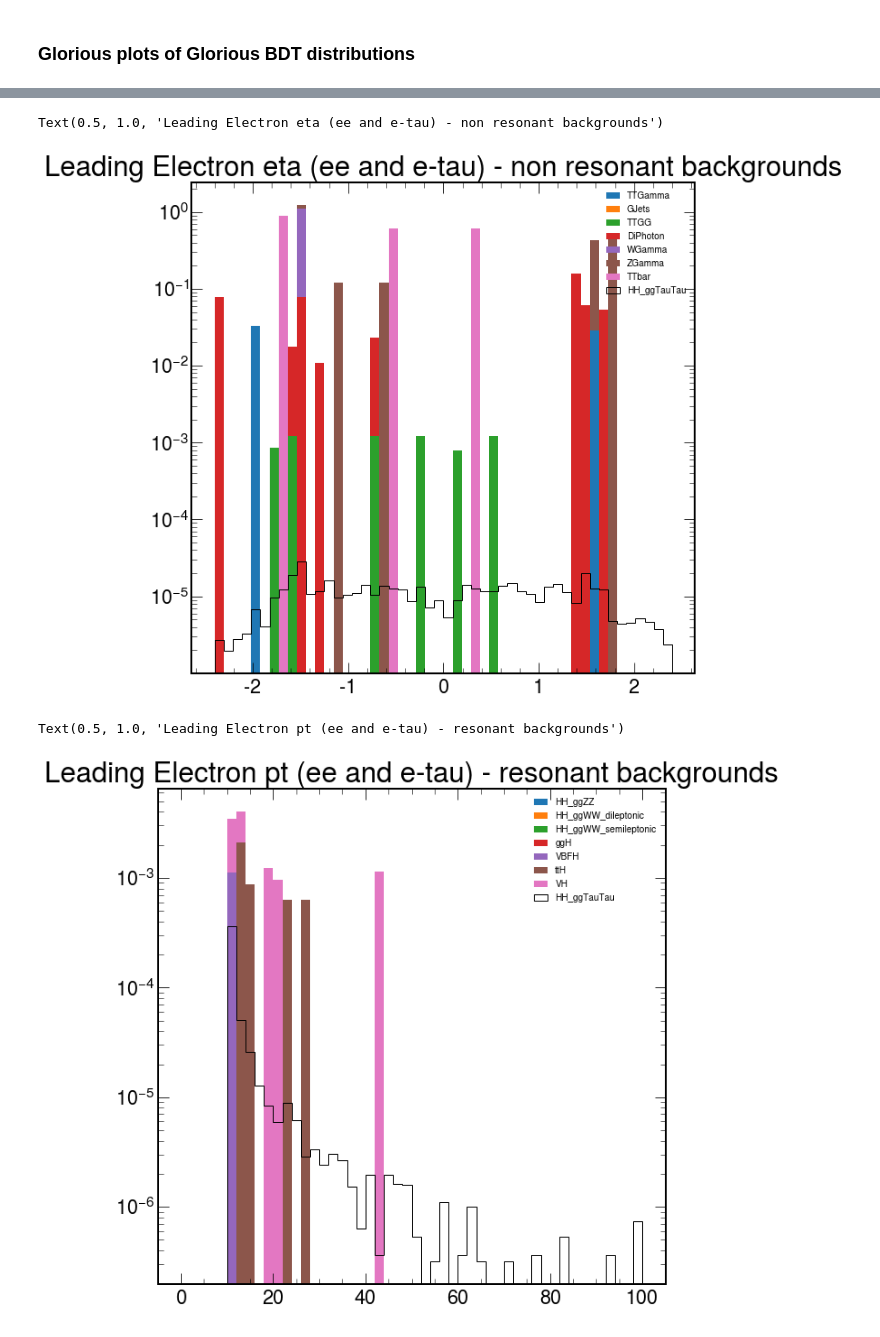
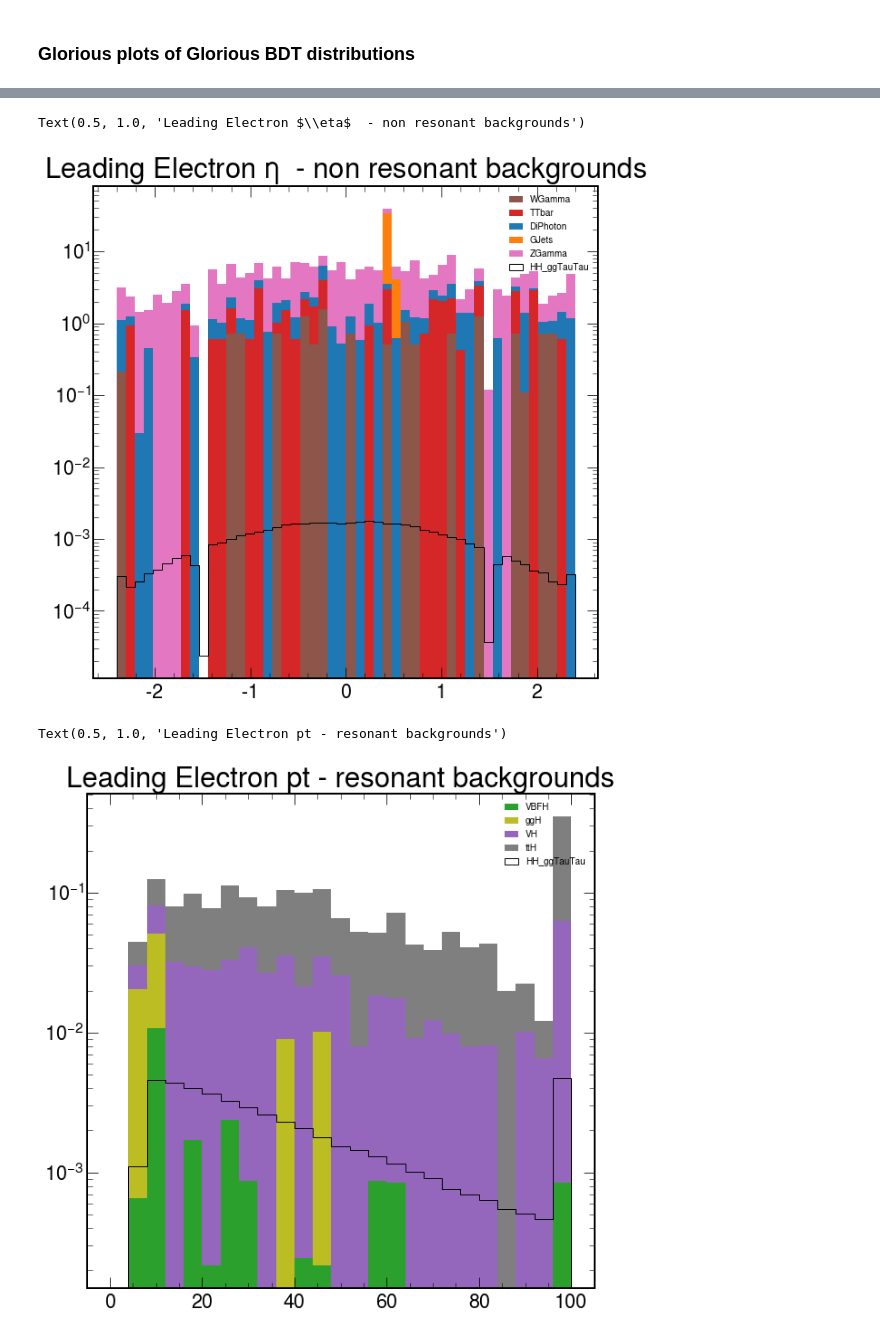
Before and after one commit to bsathian/prototype_looper, a Jupyter notebook: notebooks/Preliminary plots.ipynb, the cells around one changed output, grey strips where cells are left out. Saved outputs shown, nothing was run; the diff lists cells and outputs as text; code cells hidden in the pictures.

```diff
--- a/notebooks/Preliminary plots.ipynb
+++ b/notebooks/Preliminary plots.ipynb
@@ -545,11 +630,11 @@ for process, process_id in process_ids.items():
     if is_resonant[process]:
         toFill = df.loc[df["process_id"] == process_id, "gg_dR"] # select by process, then select the quantity
         weight = df.loc[df["process_id"] == process_id, "weight"]
-        gg_dR_hists[process] = Hist1D(toFill.values, bins=gg_dR_binning, label=process, weights=weight)
+        gg_dR_hists[process] = Hist1D(toFill.values, bins=gg_dR_binning, label=process, weights=weight, color=colors[process] if process in colors else None)
 
 # plots
 # stack non-signals
-hist_stack = [hist for process, hist in gg_dR_hists.items() if process != "HH_ggTauTau" and process != "Data"]
+hist_stack = [hist for process, hist in gg_dR_hists.items() if "HH_gg" not in process and process != "Data"]
 hist_stack = sorted(hist_stack, key=lambda x: x.integral)
 # split by resonant and non-resonant backgrounds
 fig, ax = plt.subplots()
@@ -571,11 +656,12 @@ for process, process_id in process_ids.items():
     if not is_resonant[process] or "HH_ggTauTau" in process:
         toFill = df.loc[df["process_id"] == process_id, "gg_dR"] # select by process, then select the quantity
         weight = df.loc[df["process_id"] == process_id, "weight"]
-        gg_dR_hists[process] = Hist1D(toFill.values, bins=gg_dR_binning, label=process, weights=weight)
+        gg_dR_hists[process] = Hist1D(toFill.values, bins=gg_dR_binning, label=process, weights=weight, color=colors[process] if process in colors else None)
 
 # plots
 # stack non-signals
-hist_stack = [hist for process, hist in gg_dR_hists.items() if process != "HH_ggTauTau" and process != "Data"]
+gg_dR_hists["TTbar"] += gg_dR_hists["TTGamma"] + gg_dR_hists["TTGG"]
+hist_stack = [hist for process, hist in gg_dR_hists.items() if "HH_gg" not in process and process != "Data" and "TTG" not in process]
 hist_stack = sorted(hist_stack, key=lambda x: x.integral)
 # split by resonant and non-resonant backgrounds
 fig, ax = plt.subplots()
@@ -592,16 +680,17 @@ Text(0.5, 1.0, 'DiPhoton $\\Delta$R non-resonant backgrounds')
 # %%
-ele1_pt_binning = "50,0,100" # ROOT convention # Only electrons!
+ele1_pt_binning = "25,0,100" # ROOT convention # Only electrons!
 
 ele1_pt_hists = {}
 for process, process_id in process_ids.items():
     if not is_resonant[process] or "HH_ggTauTau" in process:
-        toFill = df.loc[(df["process_id"] == process_id) & (abs(df["lep1_pdgId"]) == 11), "lep1_pt"] # select by process, then select the quantity
-        weight = df.loc[(df["process_id"] == process_id) & (abs(df["lep1_pdgId"]) == 11), "weight"]
-        ele1_pt_hists[process] = Hist1D(toFill.values, bins=ele1_pt_binning, label=process, weights=weight)
+        toFill = df.loc[(df["process_id"] == process_id) & (abs(df["lep1_pdgID"]) == 11), "lep1_pt"] # select by process, then select the quantity
+        weight = df.loc[(df["process_id"] == process_id) & (abs(df["lep1_pdgID"]) == 11), "weight"]
+        ele1_pt_hists[process] = Hist1D(toFill.values, bins=ele1_pt_binning, label=process, weights=weight, color=colors[process] if process in colors else None)
 
 # plots
+ele1_pt_hists["TTbar"] += ele1_pt_hists["TTGamma"] + ele1_pt_hists["TTGG"]
 # stack non-signals
-hist_stack = [hist for process, hist in ele1_pt_hists.items() if process != "HH_ggTauTau" and process != "Data"]
+hist_stack = [hist for process, hist in ele1_pt_hists.items() if "HH_gg" not in process and process != "Data" and "TTG" not in process]
 hist_stack = sorted(hist_stack, key=lambda x: x.integral)
 # split by resonant and non-resonant backgrounds
 fig, ax = plt.subplots()
@@ -611,5 +700,5 @@ plot_stack(hist_stack, ax=ax, histtype="stepfilled")
 ele1_pt_hists["HH_ggTauTau"].plot(color="k", histtype="step")
 ax.set_yscale("log")
 ax.legend(fontsize=10)
-plt.title("Leading Electron pt (ee and e-tau) - non resonant backgrounds")
+plt.title("Leading Electron pt - non resonant backgrounds")
 # %% [output]
@@ -621,13 +710,14 @@ ele1_eta_binning = "50,-2.4,2.4" # ROOT convention # Only electrons!
 ele1_eta_hists = {}
 for process, process_id in process_ids.items():
     if not is_resonant[process] or "HH_ggTauTau" in process:
-        toFill = df.loc[(df["process_id"] == process_id) & (abs(df["lep1_pdgId"]) == 11), "lep1_eta"] # select by process, then select the quantity
-        weight = df.loc[(df["process_id"] == process_id) & (abs(df["lep1_pdgId"]) == 11), "weight"]
-        ele1_eta_hists[process] = Hist1D(toFill.values, bins=ele1_eta_binning, label=process, weights=weight)
+        toFill = df.loc[(df["process_id"] == process_id) & (abs(df["lep1_pdgID"]) == 11), "lep1_eta"] # select by process, then select the quantity
+        weight = df.loc[(df["process_id"] == process_id) & (abs(df["lep1_pdgID"]) == 11), "weight"]
+        ele1_eta_hists[process] = Hist1D(toFill.values, bins=ele1_eta_binning, label=process, weights=weight, color=colors[process] if process in colors else None)
 
 # plots
 # stack non-signals
-hist_stack = [hist for process, hist in ele1_eta_hists.items() if process != "HH_ggTauTau" and process != "Data"]
+ele1_eta_hists["TTbar"] += ele1_eta_hists["TTGamma"] + ele1_eta_hists["TTGG"]
+hist_stack = [hist for process, hist in ele1_eta_hists.items() if "HH_gg" not in process and process != "Data" and "TTG" not in process]
 hist_stack = sorted(hist_stack, key=lambda x: x.integral)
 # split by resonant and non-resonant backgrounds
 fig, ax = plt.subplots()
@@ -637,36 +727,36 @@ plot_stack(hist_stack, ax=ax, histtype="stepfilled")
 ele1_eta_hists["HH_ggTauTau"].plot(color="k", histtype="step")
 ax.set_yscale("log")
 ax.legend(fontsize=10)
-plt.title("Leading Electron eta (ee and e-tau) - non resonant backgrounds")
+plt.title("Leading Electron $\eta$  - non resonant backgrounds")
 # %% [output]
-Text(0.5, 1.0, 'Leading Electron eta (ee and e-tau) - non resonant backgrounds')
+Text(0.5, 1.0, 'Leading Electron $\\eta$  - non resonant backgrounds')
-[figure, old version]
+[figure, new version]
 # %%
-ele1_pt_binning = "50,0,100" # ROOT convention # Only electrons!
+ele1_pt_binning = "25,0,100" # ROOT convention # Only electrons!
 
 ele1_pt_hists = {}
 for process, process_id in process_ids.items():
     if is_resonant[process]:
-        toFill = df.loc[(df["process_id"] == process_id) & (abs(df["lep1_pdgId"]) == 11), "lep1_pt"] # select by process, then select the quantity
-        weight = df.loc[(df["process_id"] == process_id) & (abs(df["lep1_pdgId"]) == 11), "weight"]
-        ele1_pt_hists[process] = Hist1D(toFill.values, bins=ele1_pt_binning, label=process, weights=weight)
+        toFill = df.loc[(df["process_id"] == process_id) & (abs(df["lep1_pdgID"]) == 11), "lep1_pt"] # select by process, then select the quantity
+        weight = df.loc[(df["process_id"] == process_id) & (abs(df["lep1_pdgID"]) == 11), "weight"]
+        ele1_pt_hists[process] = Hist1D(toFill.values, bins=ele1_pt_binning, label=process, weights=weight, color=colors[process] if process in colors else None)
 
 # plots
 # stack non-signals
-hist_stack = [hist for process, hist in ele1_pt_hists.items() if process != "HH_ggTauTau" and process != "Data"]
+hist_stack = [hist for process, hist in ele1_pt_hists.items() if "HH_gg" not in process and process != "Data"]
 hist_stack = sorted(hist_stack, key=lambda x: x.integral)
 # split by resonant and non-resonant backgrounds
 fig, ax = plt.subplots()
 
 plot_stack(hist_stack, ax=ax, histtype="stepfilled")
 #ele1_pt_hists["Data"].plot(show_errors=True, color="k")
 ele1_pt_hists["HH_ggTauTau"].plot(color="k", histtype="step")
 ax.set_yscale("log")
 ax.legend(fontsize=10)
-plt.title("Leading Electron pt (ee and e-tau) - resonant backgrounds")
+plt.title("Leading Electron pt - resonant backgrounds")
 # %% [output]
-Text(0.5, 1.0, 'Leading Electron pt (ee and e-tau) - resonant backgrounds')
+Text(0.5, 1.0, 'Leading Electron pt - resonant backgrounds')
-[figure, old version]
+[figure, new version]
 # %%
 ele1_eta_binning = "50,-2.5,2.5" # ROOT convention # Only electrons!
 
```
Also changed, not shown: parts of 46 cells of this notebook, 5 other files.
